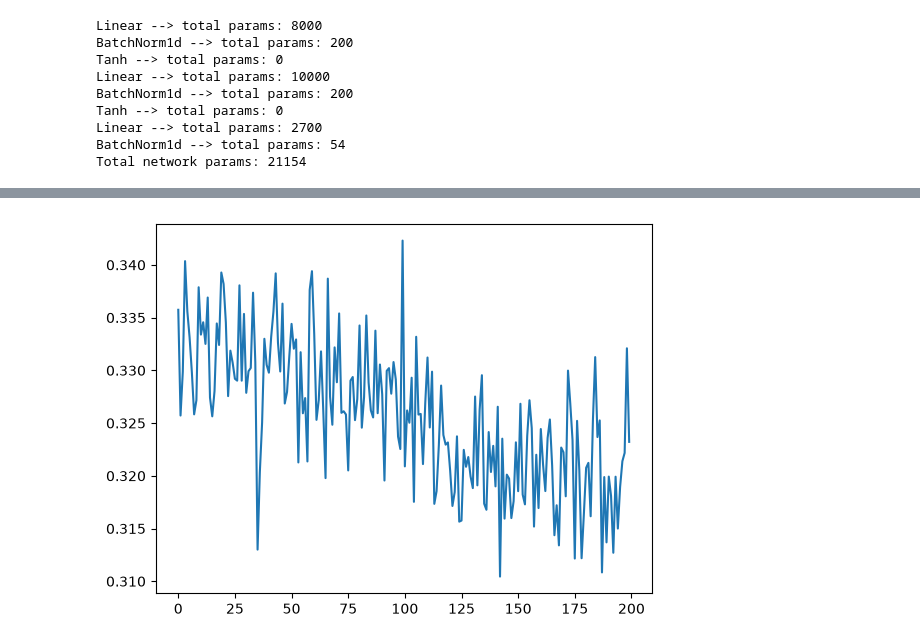
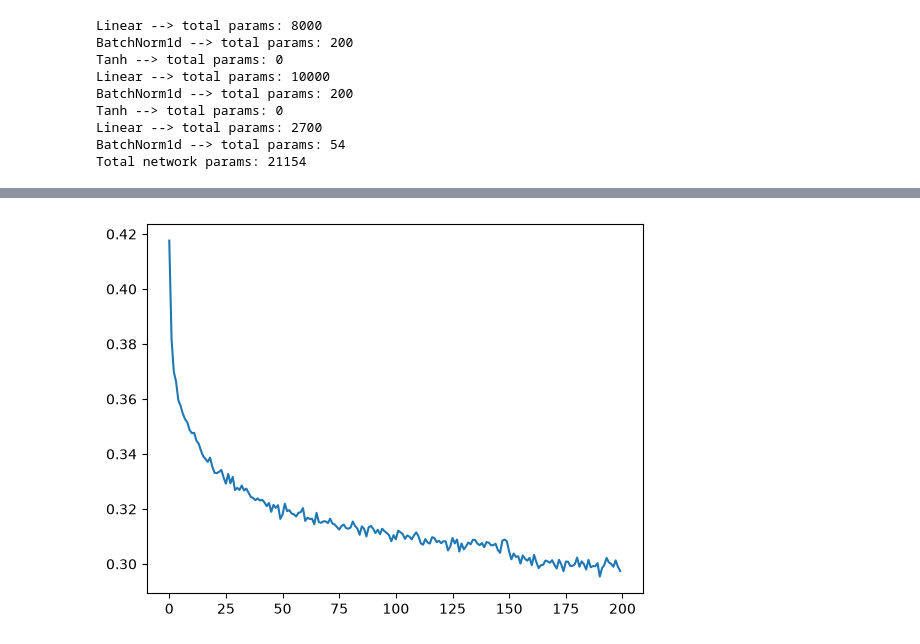
Before and after one commit to zealshah95/language_modeling_basics, a Jupyter notebook: makemore_wavenet.ipynb, the cells around one changed output, grey strips where cells are left out. Saved outputs shown, nothing was run; the diff lists cells and outputs as text; code cells hidden in the pictures.

```diff
--- a/makemore_wavenet.ipynb
+++ b/makemore_wavenet.ipynb
@@ -271,7 +271,7 @@ Total network params: 21154
 # %%
 # full training loop
 
-num_iterations = 20000
+num_iterations = 200000
 batch_size = 30
 train_lossi = []
 
@@ -299,7 +299,7 @@ for i in range(num_iterations):
     loss.backward()
 
     # backpropgate gradients
-    lr = 0.1 if i < 10000 else 0.01
+    lr = 0.1 if i < 150000 else 0.01
     for p in parameters:
         p.data += -lr * p.grad
 
@@ -334,11 +331,12 @@ Iter: 19000 | Train Loss: 1.613521695137024
 # %%
+# Loss viz
 def loss_visualization(train_loss):
     # visualize mean loss over "x" no. of iterations to obtain a less noisy graph
-    plt.plot(torch.tensor(train_loss).view(-1, 100).mean(dim=1))
+    plt.plot(torch.tensor(train_loss).view(-1, 1000).mean(dim=1))
     plt.show()
 
 
 loss_visualization(train_lossi)
 # %% [output]
-[figure, old version]
+[figure, new version]
 # %%
```
Also changed, not shown: parts of 6 cells of this notebook.
